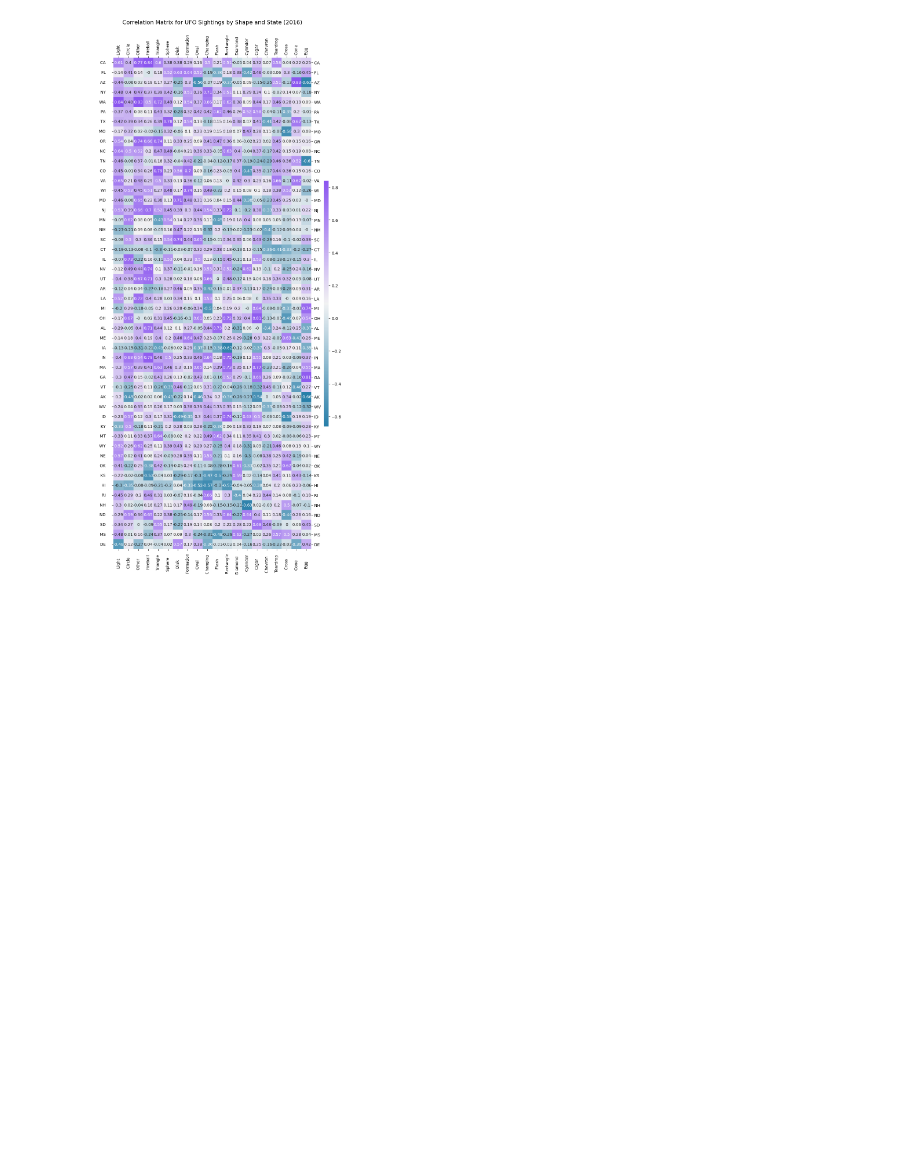
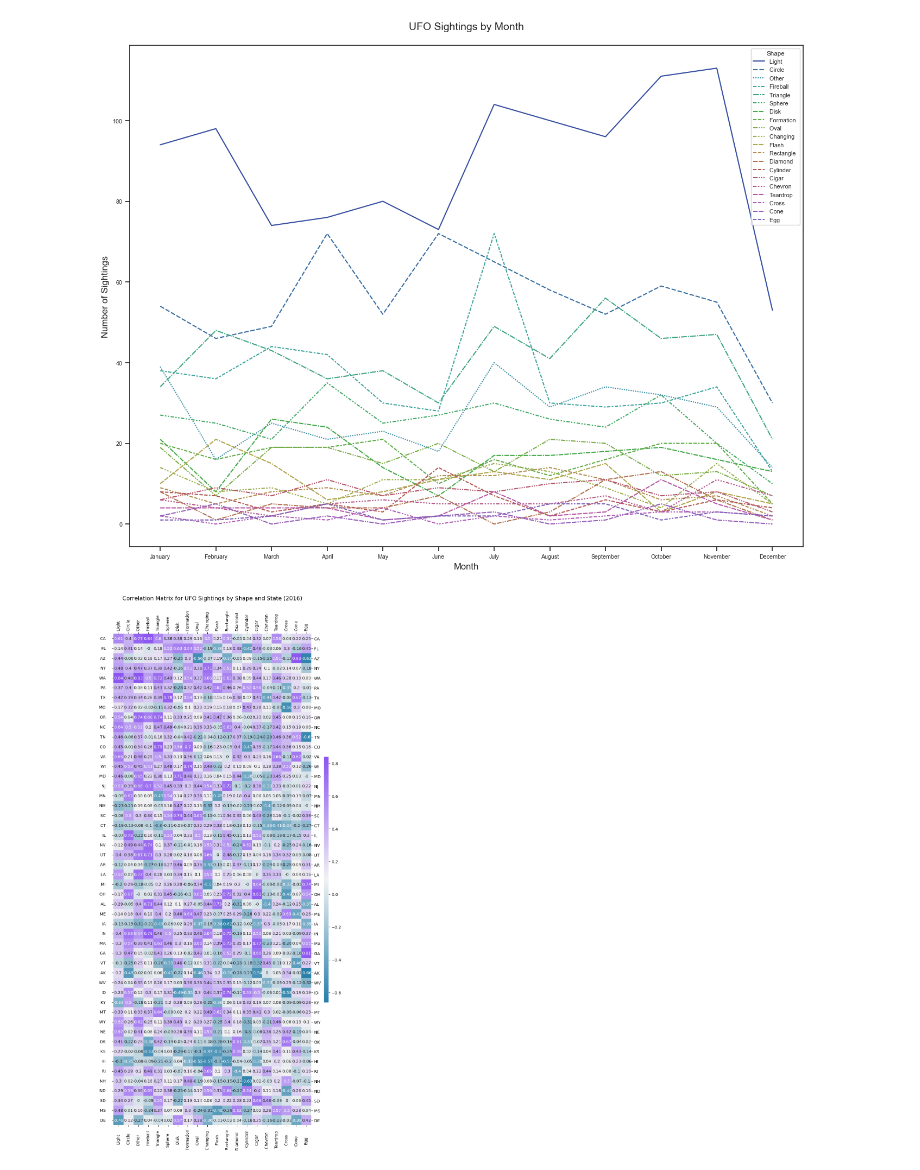
Before and after one commit to marko-londo/UFO-Sighting-Analysis, a Jupyter notebook: UFOs.ipynb, the cells around one changed output. Drawn from its saved outputs; the diff is of its cells as text; code cells hidden in the pictures; blank space fills up the shorter version.

Commit message:
added plot

```diff
--- a/UFOs.ipynb
+++ b/UFOs.ipynb
@@ -180,6 +180,15 @@ states_by_month_data.fillna(0, inplace=True)
 shapes_states = pd.merge(
     shapes_by_month_data, states_by_month_data, left_index=True, right_index=True
 )
+# %%
+plt.subplots(figsize=(16, 12))
+lp = sns.lineplot(data=shapes_by_month_data, palette=shape_colors[:20])
+plt.title("UFO Sightings by Month\n", fontsize=14)
+plt.xlabel("Month", fontsize=12)
+plt.ylabel("Number of Sightings", fontsize=12)
+plt.show()
+# %% [output]
+[figure, added]
 # %%
 my_cmap = sns.diverging_palette(235, 275, s=90, l=50, as_cmap=True)
 corr_matrix = shapes_states.corr().round(2)
```
Also changed, not shown: parts of 1 cell of this notebook.
